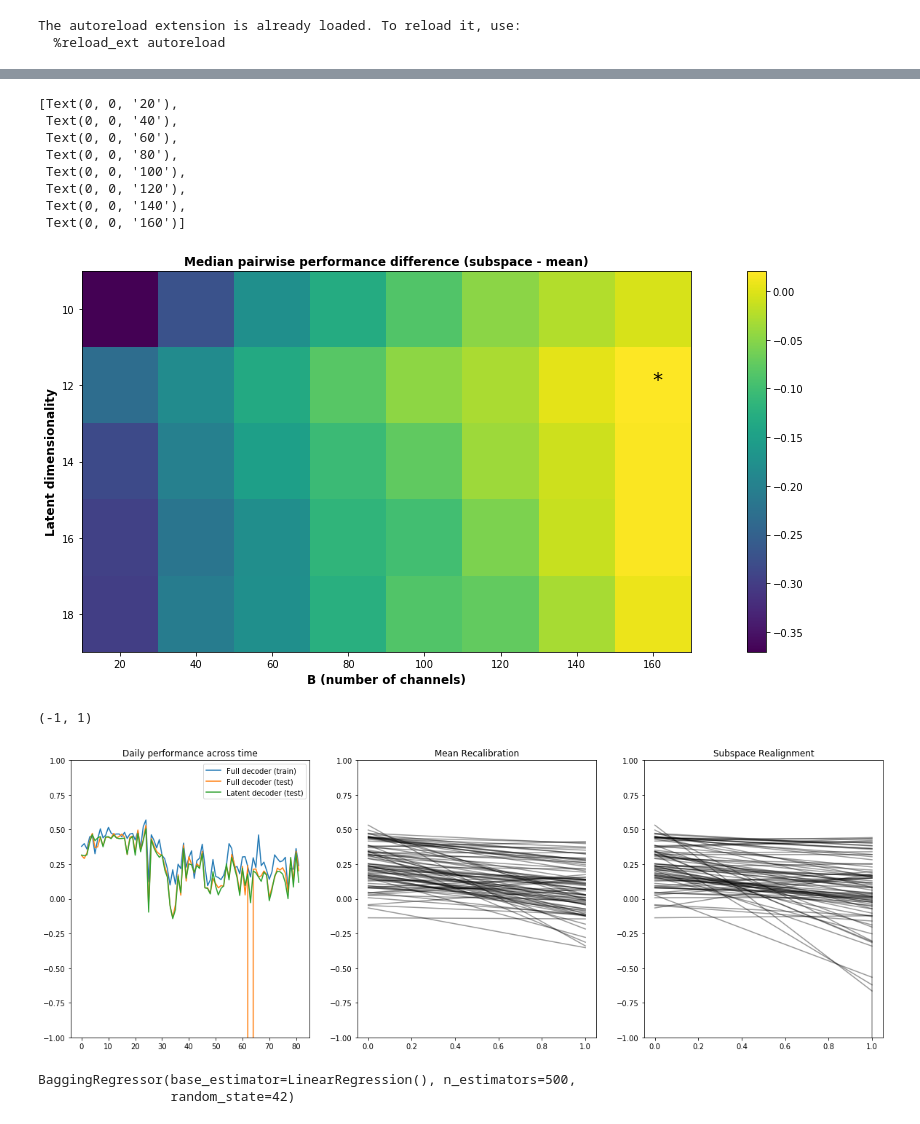
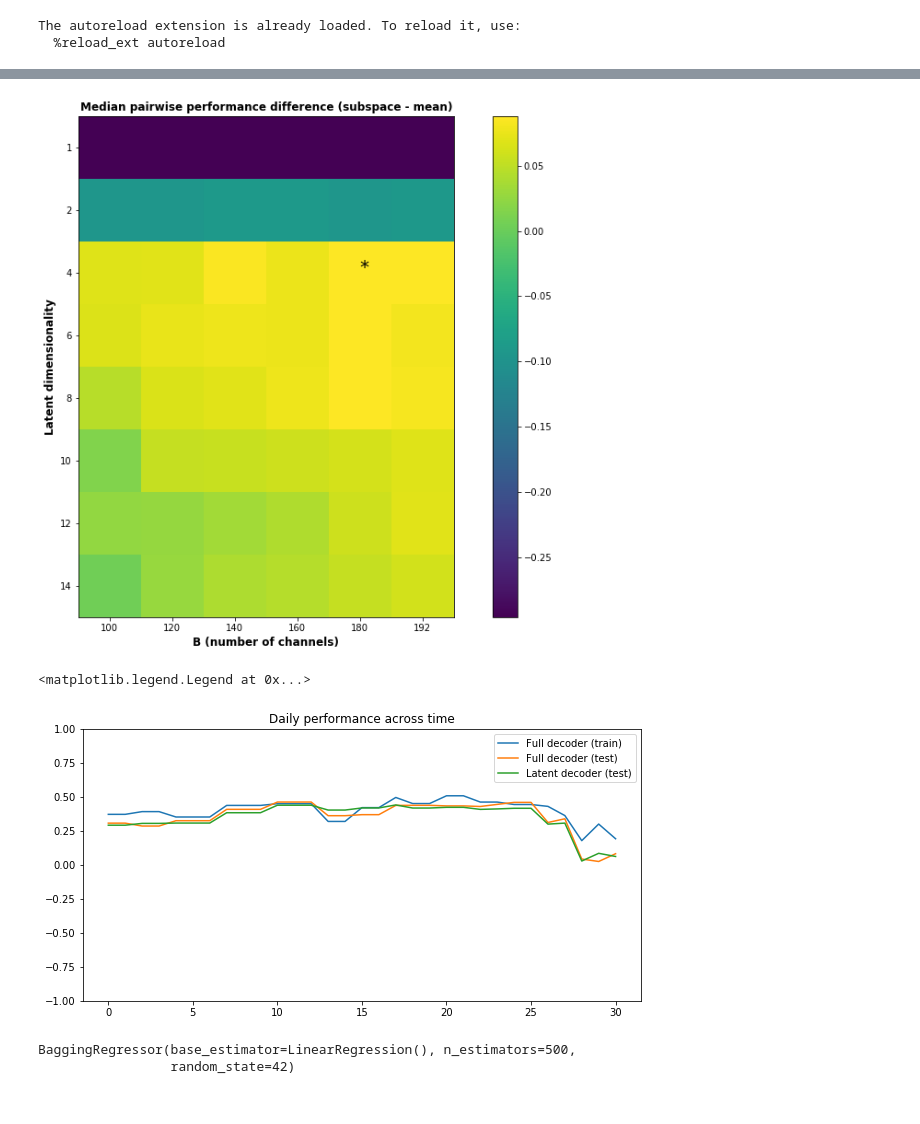
Before and after one commit to guyhwilson/nonstationarities, a Jupyter notebook: code/stability_SubspaceRealignment_All.ipynb, the cells around one changed output, grey strips where cells are left out. Drawn from its saved outputs; the diff is of its cells as text; code cells hidden in the pictures.

```diff
--- a/code/stability_SubspaceRealignment_All.ipynb
+++ b/code/stability_SubspaceRealignment_All.ipynb
@@ -15,9 +14,10 @@ import sys
 [sys.path.append(f) for f in glob.glob('utils/*')]
 from preprocess import DataStruct, daysBetween
 from firingrate import raster2FR
-from plotting_utils import figSize
+from plotting_utils import *
 from lineplots import plotsd
 from stabilizer_utils import *
+from recalibration_utils import *
 
 
 from sklearn.linear_model import LinearRegression
@@ -27,7 +27,16 @@ from sklearn.model_selection import cross_val_score
 from sklearn.decomposition import FactorAnalysis, PCA
 
 
-files = glob.glob('D:/T5_ClosedLoop/*')
+files          = glob.glob('D:/T5_ClosedLoop/*')
+
+sessions_check = np.load('misc_data/sessions_check.npy', allow_pickle = True).item()
+min_nblocks    = 3
+max_ndays      = 14
+min_R2         = 0.1
+
+init_pairs    = get_SessionPairs(files, min_nblocks = min_nblocks, max_ndays = max_ndays, manually_remove = sessions_check['bad_days'])
+pairs, scores = get_StrongTransferPairs(init_pairs, min_R2 = min_R2, train_frac = 0.5, block_constraints = sessions_check)
+n_pairs       = len(pairs)
 # %% [output]
 The autoreload extension is already loaded. To reload it, use:
   %reload_ext autoreload
@@ -112,54 +112,35 @@ for i in range(len(files) - 1):
 # %%
+figSize(10, 15)
+
 grid_meanscores = np.median(dayB_latentscores - dayB_fullscores[1, :], axis = 2)
 opt_D, opt_B    = np.unravel_index(grid_meanscores.argmax(), grid_meanscores.shape)
 
 plt.imshow(grid_meanscores)
 plt.text(opt_B, opt_D, '*', fontsize = 20)
 plt.xlabel('B (number of channels)', fontweight = 'bold', fontsize = 12)
 plt.ylabel('Latent dimensionality', fontweight = 'bold', fontsize = 12)
 plt.title('Median pairwise performance difference (subspace - mean)', fontweight = 'bold')
 plt.colorbar()
 ax = plt.gca()
-ax.set_yticks(np.arange(len(component_sweep)))
-ax.set_xticks(np.arange(len(B_sweep)))
-ax.set_yticklabels(component_sweep,)
-ax.set_xticklabels(B_sweep)
+_  = ax.set_yticks(np.arange(len(component_sweep)))
+_  = ax.set_xticks(np.arange(len(B_sweep)))
+_  = ax.set_yticklabels(component_sweep,)
+_  = ax.set_xticklabels(B_sweep)
 # %% [output]
-[Text(0, 0, '20'),
- Text(0, 0, '40'),
- Text(0, 0, '60'),
- Text(0, 0, '80'),
- Text(0, 0, '100'),
- Text(0, 0, '120'),
- Text(0, 0, '140'),
- Text(0, 0, '160')]
-[figure, old version]
+[figure, new version]
 # %%
-figSize(7, 20)
+figSize(5, 10)
 
-plt.subplot(1, 3, 1)
 plt.plot(dayA_fullscores[0, :], label = 'Full decoder (train)')
 plt.plot(dayA_fullscores[1, :], label = 'Full decoder (test)')
-plt.plot(dayA_latentscores[0, :], label = 'Latent decoder (test)')
+plt.plot(dayA_latentscores[opt_D, :], label = 'Latent decoder (test)')
 plt.title('Daily performance across time')
 plt.legend('R^2')
 plt.ylim([-1, 1])
 plt.legend()
-
-plt.subplot(1, 3, 2)
-across = np.vstack([dayA_fullscores[1, :], dayB_fullscores[1, :]])
-_ = plt.plot(across, color = 'k', alpha = 0.4)
-plt.title('Mean Recalibration')
-plt.ylim([-1, 1])
-
-plt.subplot(1, 3, 3)
-across = np.vstack([dayA_fullscores[1, :], dayB_latentscores[opt_D, opt_B, :]])
-_ = plt.plot(across, color = 'k', alpha = 0.4)
-plt.title('Subspace Realignment')
-plt.ylim([-1, 1])
 # %% [output]
-(-1, 1)
+<matplotlib.legend.Legend at 0x...>
-[figure, old version]
+[figure, new version]
 # %%
 from sklearn.ensemble import BaggingRegressor
 
```
Also changed, not shown: parts of 6 cells of this notebook, 23 other files.
